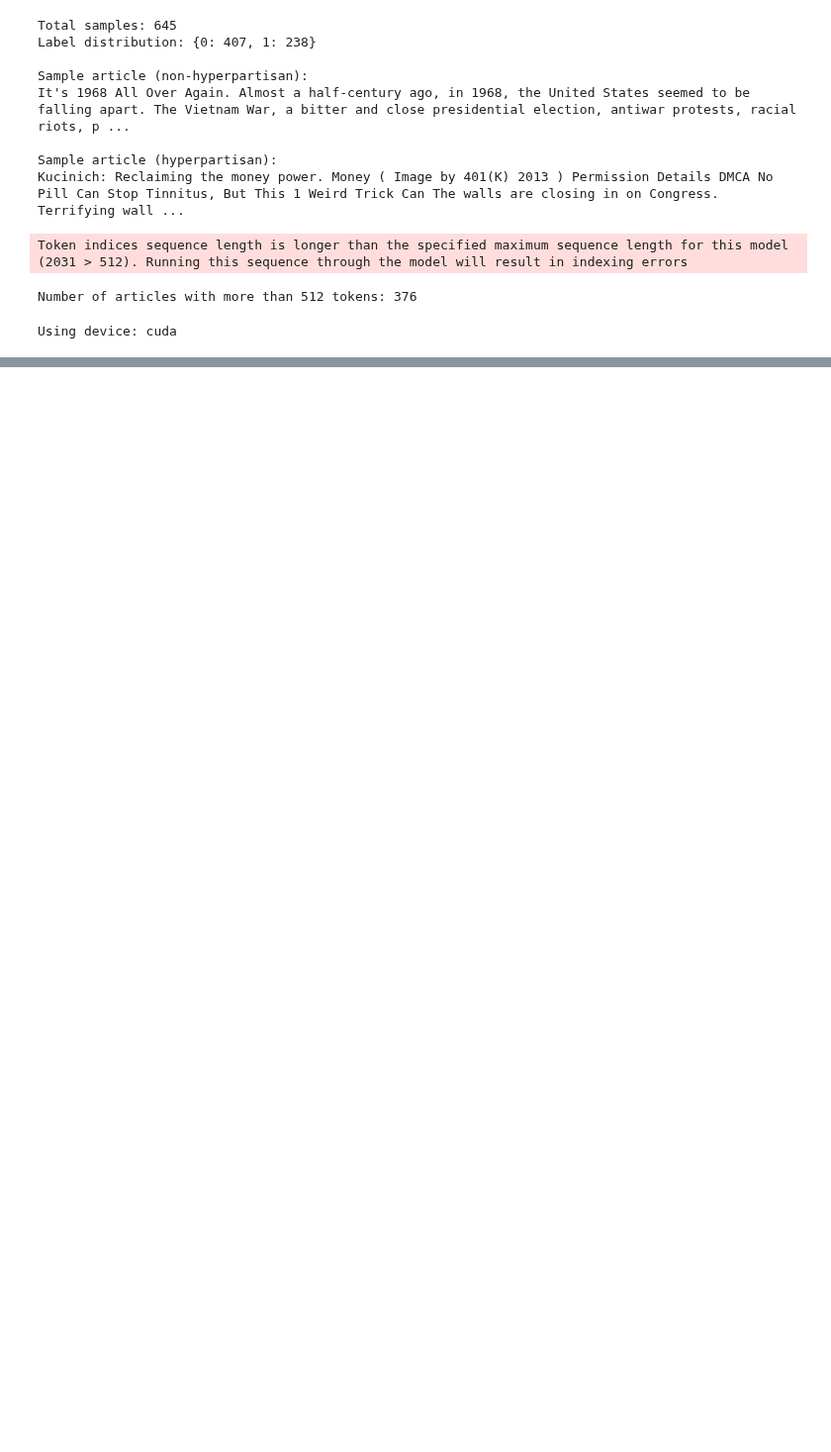
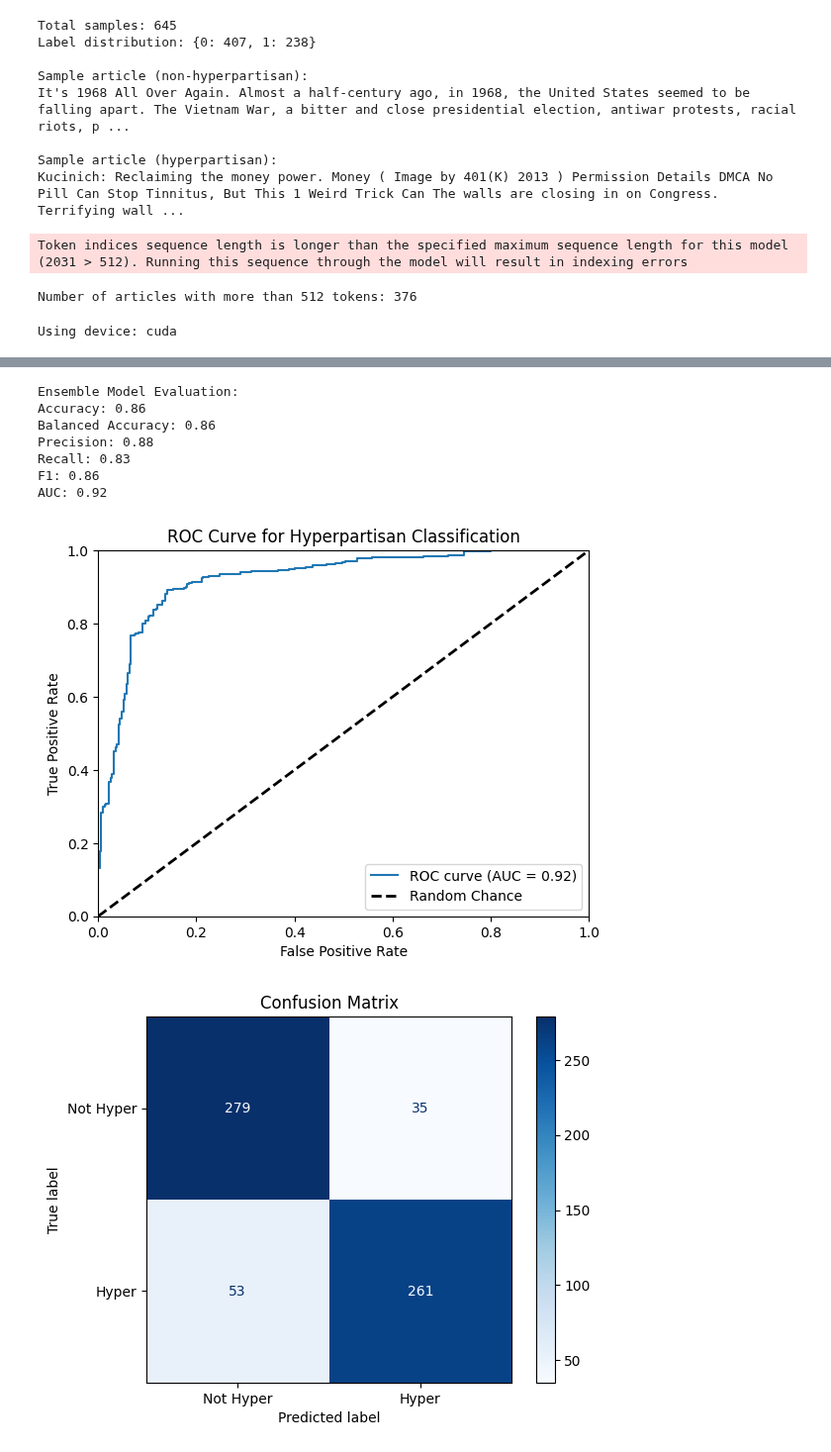
Before and after one commit to badaa002/DAT550-2025---Hyperpartisan-News-Detection-, a Jupyter notebook: notebooks/xlm_roberta.ipynb, the cells around one changed output, grey strips where cells are left out. Shown at 99% size. Cells and saved outputs as stored; diff of their text form; code cells hidden in the pictures; blank space fills up the shorter version.

```diff
--- a/notebooks/xlm_roberta.ipynb
+++ b/notebooks/xlm_roberta.ipynb
@@ -306,38 +346,51 @@ def ensemble_predict(inputs, fold_models, fold_metrics, device):
 
     return weighted_probs
 
+test_data = load_cleaned_data(config["data"]["test_data_path"])
+X_test = test_data["full_text"]
+y_test = test_data["label"]
 # Get predictions for all test samples
 y_pred = []
 y_pred_proba = []
 
-for text in #ADD YOUR TEST DATA HERE#:
+for text in X_test:
     # Tokenize input
     inputs = tokenizer(
         text,
         max_length=config["data"]["max_length"],
         truncation=config["tokenizer"]["truncation"],
         padding=config["tokenizer"]["padding"],
         add_special_tokens=config["tokenizer"]["add_special_tokens"],
         return_tensors=config["tokenizer"]["return_tensors"]
     ).to(device)
 
     # Get ensemble prediction
     weighted_probs = ensemble_predict(inputs, fold_models, fold_metrics, device)
 
     # Extract prediction and confidence
     pred_label = torch.argmax(weighted_probs, dim=1).item()
     confidence = weighted_probs[0][1].item()  # Probability of class 1 (hyperpartisan)
 
     y_pred.append(pred_label)
     y_pred_proba.append(confidence)
 
 # Convert to numpy arrays for the metrics function
 y_pred = np.array(y_pred)
 y_pred_proba = np.array(y_pred_proba)
 
 print("\nEnsemble Model Evaluation:")
-metrics(y, y_pred, y_pred_proba)
-plot_confusion_matrix(y, y_pred)
+metrics(y_test, y_pred, y_pred_proba)
+plot_confusion_matrix(y_test, y_pred)
+# %% [output]
+Ensemble Model Evaluation:
+Accuracy: 0.86
+Balanced Accuracy: 0.86
+Precision: 0.88
+Recall: 0.83
+F1: 0.86
+AUC: 0.92
+[figure, added]
+[figure, added]
 # %%
 results_list = []
 store_metrics(
```
Also changed, not shown: parts of 4 cells of this notebook, 2 other files.
